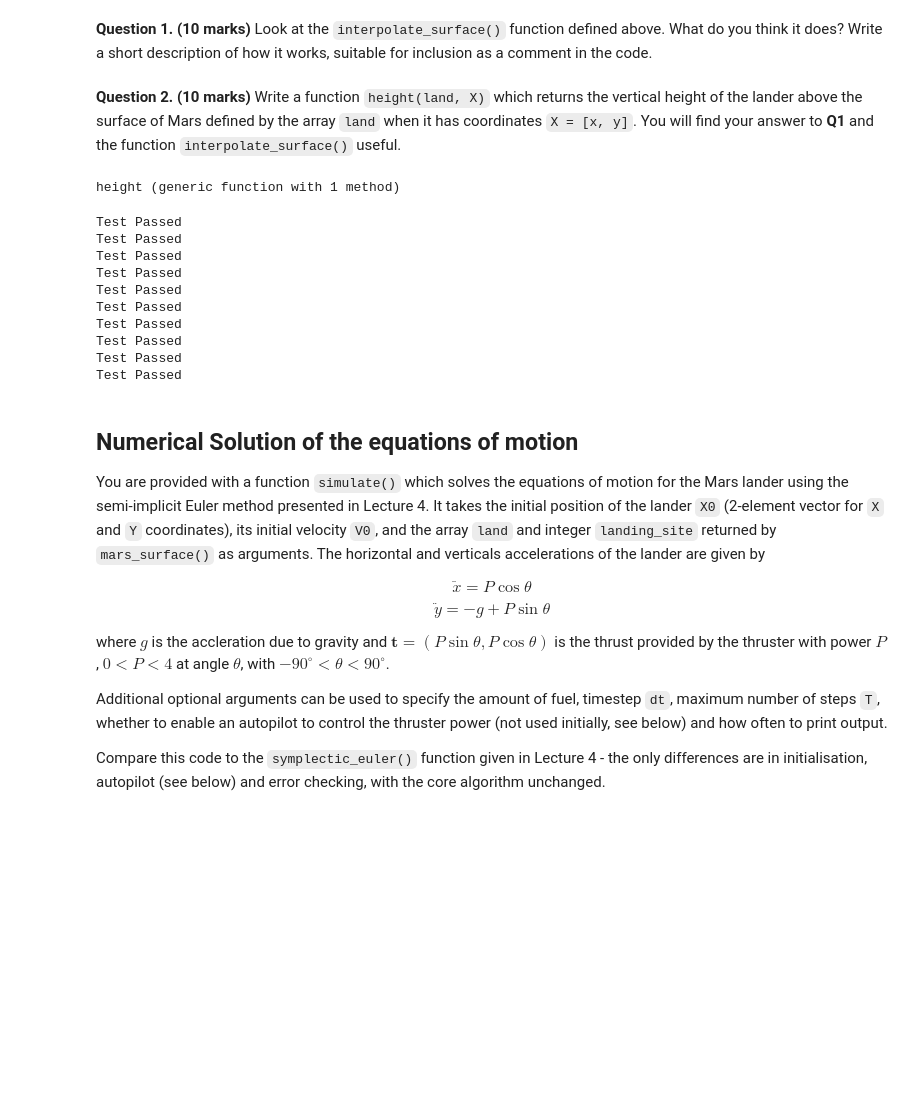
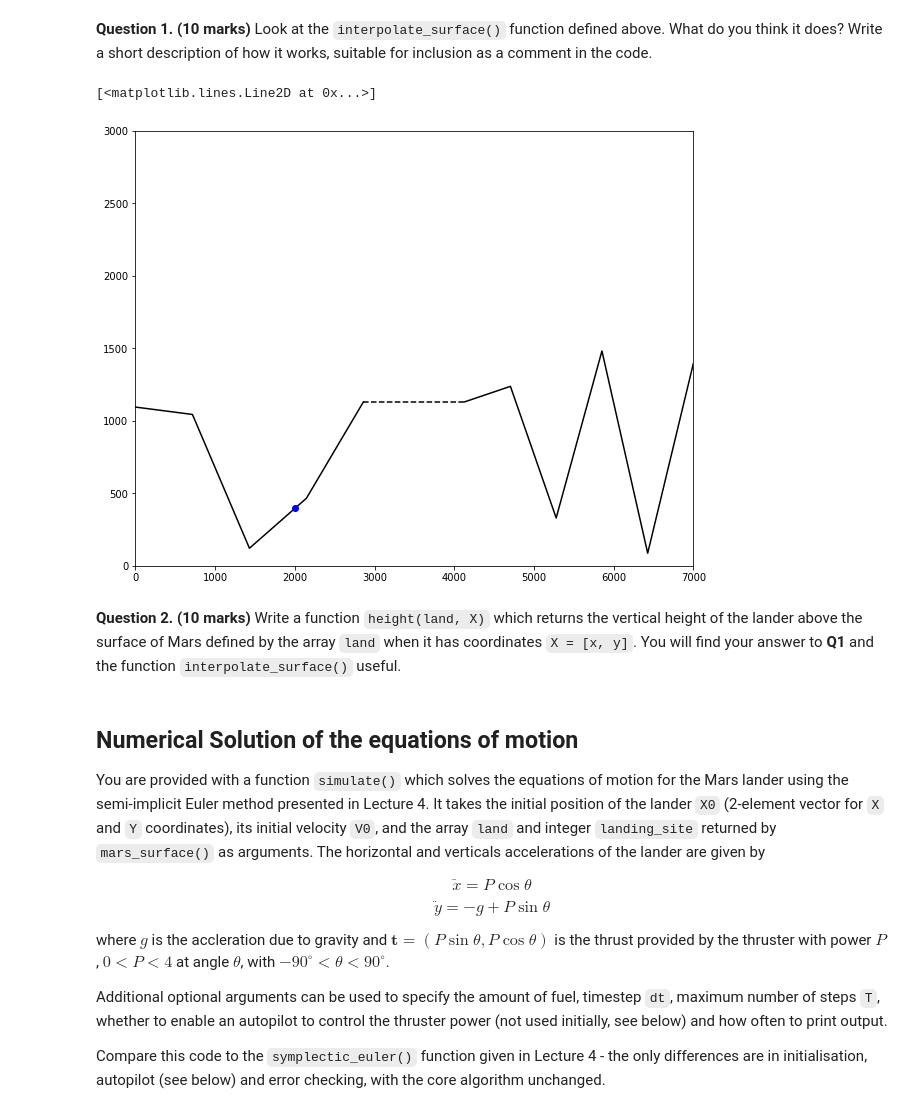
Before and after one commit to jireland2k/MarsLander, a Jupyter notebook: MarsLander.ipynb, the cells around one changed output. Cells and saved outputs as stored; diff of their text form; code cells hidden in the pictures; blank space fills up the shorter version.

```diff
--- a/MarsLander.ipynb
+++ b/MarsLander.ipynb
@@ -117,35 +112,31 @@ interpolate_surface (generic function with 1 method)
 # %% [markdown]
 **Question 1. (10 marks)** Look at the `interpolate_surface()` function defined above. What do you think it does? Write a short description of how it works, suitable for inclusion as a comment in the code.
+# %%
+x = 2000 # try varying x and testing if function works as expected
+y = interpolate_surface(land, x)
+plot_surface(land, landing_site)
+plt.plot(x, y, 'bo')
+# %% [output]
+[<matplotlib.lines.Line2D at 0x...>]
+[figure, added]
 # %% [markdown]
 **Question 2. (10 marks)** Write a function `height(land, X)` which returns the vertical height of the lander above the surface of Mars defined by the array `land` when it has coordinates `X = [x, y]`. You will find your answer to **Q1** and the function `interpolate_surface()` useful.
 # %%
-height(land, X) = X[2] - interpolate_surface(land, X[1])
+def height(land, X):
+    return X[1] - interpolate_surface(land, X[0])
-# %% [output]
-height (generic function with 1 method)
 # %%
-@test abs(height(land, [1, land[1, 2]])) < 100.0 # height when on surface left edge should be close to zero
-@test abs(height(land, [6999, land[end, 2]])) < 100.0 # height when on surface at right edge should be close to zero
-## BEGIN HIDDEN TESTS
+assert abs(height(land, [1, land[0, 1]])) < 100.0 # height when on surface left edge should be close to zero
+assert abs(height(land, [6999, land[-1, 1]])) < 100.0 # height when on surface at right edge should be close to zero
+
 _land, _landing_site = mars_surface()
-_height(_land, X) = X[2] - interpolate_surface(_land, X[1])
-points = zeros(10, 2)
-points[:, 1] = rand(0:7000, 10)
-points[:, 2] = rand(0:3000, 10)
-for i = 1:10
-    println(@test height(_land, points[i, :]) == _height(_land, points[i, :]))
-end
-## END HIDDEN TESTS
+def _height(_land, X):
+    return X[1] - interpolate_surface(_land, X[0])
+
+points = np.zeros((10, 2))
+points[:, 0] = randint(0, 7000, size=10)
+points[:, 1] = randint(0, 3000, size=10)
+for i in range(10):
+    assert abs(height(_land, points[i, :]) - _height(_land, points[i, :])) < 1e-6
-# %% [output]
-Test Passed
-Test Passed
-Test Passed
-Test Passed
-Test Passed
-Test Passed
-Test Passed
-Test Passed
-Test Passed
-Test Passed
 # %% [markdown]
 ## Numerical Solution of the equations of motion
 
```
Also changed, not shown: parts of 22 cells of this notebook, 1 other file.
